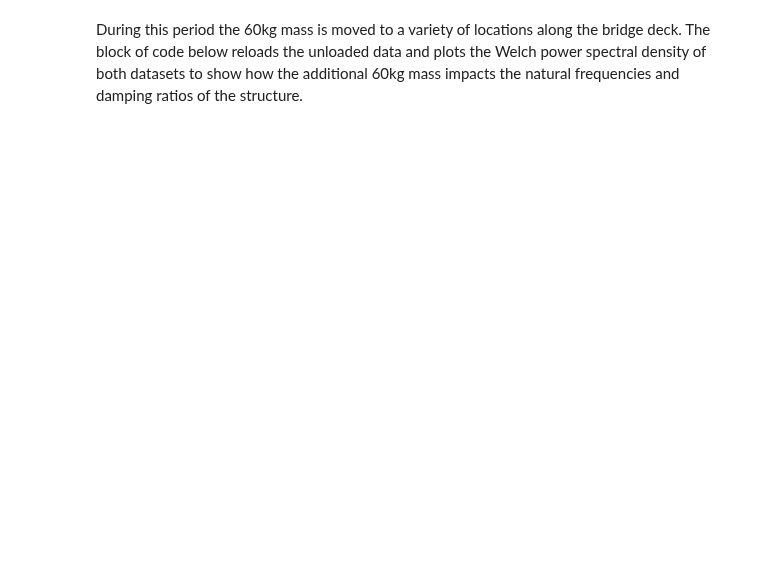
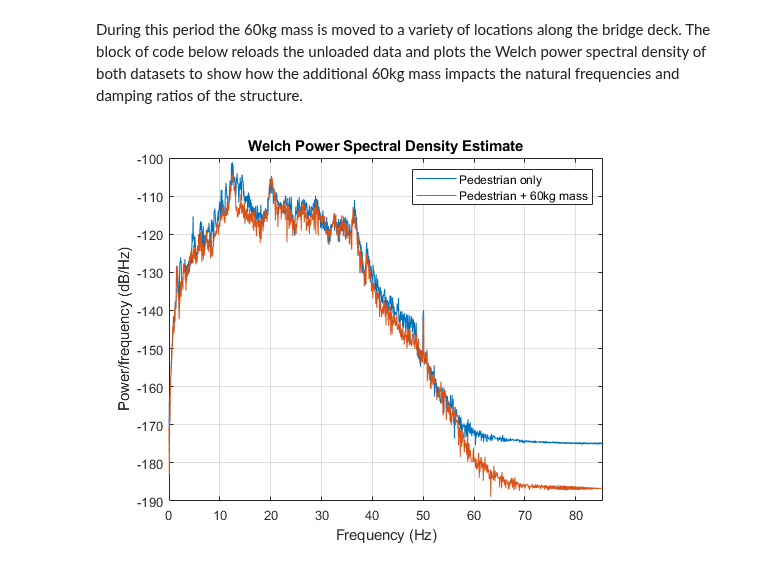
Before and after one commit to zwynne/EDACAB, a Jupyter notebook: DeepNote_MATLAB_templates/EDACAB_MATLAB_LT2_static_notebook_template.ipynb, the cells around one changed output. Cells and saved outputs as stored; diff of their text form; code cells hidden in the pictures; blank space fills up the shorter version.

```diff
--- a/DeepNote_MATLAB_templates/EDACAB_MATLAB_LT2_static_notebook_template.ipynb
+++ b/DeepNote_MATLAB_templates/EDACAB_MATLAB_LT2_static_notebook_template.ipynb
@@ -117,2 +175,10 @@ Also collected at the same time as data from the LT2 footbridge excited by a sin
 # %% [markdown]
 During this period the 60kg mass is moved to a variety of locations along the bridge deck. The block of code below reloads the unloaded data and plots the Welch power spectral density of both datasets to show how the additional 60kg mass impacts the natural frequencies and damping ratios of the structure.
+# %%
+figure
+hold on
+pwelch(data{:,'A3Z'},[],floor(30*fs),floor(15*fs),fs);
+pwelch(data_60kg{:,'A3Z'},[],floor(30*fs),floor(15*fs),fs);
+legend('Pedestrian only','Pedestrian + 60kg mass')
+# %% [output]
+[figure, added]
```
Also changed, not shown: parts of 5 cells of this notebook.
